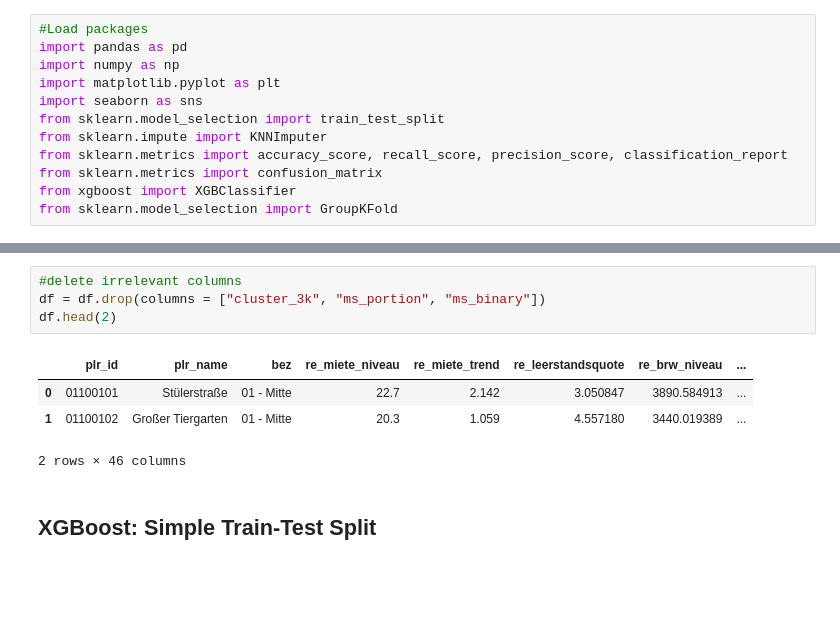
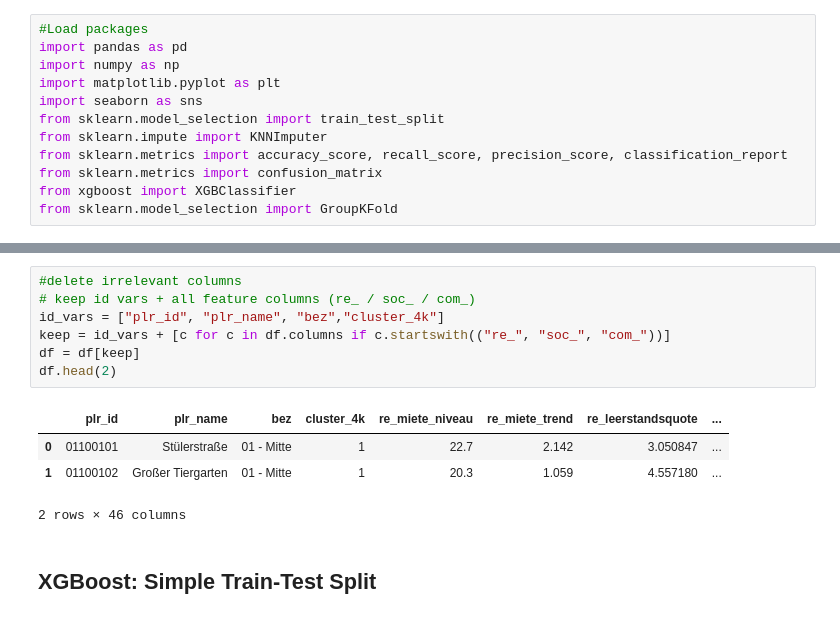
Before and after one commit to mshlg/capstone-kiezkeeper, a Jupyter notebook: notebooks/Module1_clustering/module_1_XGB_clusters.ipynb, the cells around one changed output, grey strips where cells are left out. Cells and saved outputs as stored; diff of their text form; blank space fills up the shorter version.

```diff
--- a/notebooks/Module1_clustering/module_1_XGB_clusters.ipynb
+++ b/notebooks/Module1_clustering/module_1_XGB_clusters.ipynb
@@ -26,11 +26,14 @@ df.head(2)
 # %%
 #delete irrelevant columns
-df = df.drop(columns = ["cluster_3k", "ms_portion", "ms_binary"])
+# keep id vars + all feature columns (re_ / soc_ / com_)
+id_vars = ["plr_id", "plr_name", "bez","cluster_4k"]
+keep = id_vars + [c for c in df.columns if c.startswith(("re_", "soc_", "com_"))]
+df = df[keep]
 df.head(2)
 # %% [output]
-|  | plr_id | plr_name | bez | re_miete_niveau | re_miete_trend | re_leerstandsquote | re_brw_niveau | ... |
-| 0 | 01100101 | Stülerstraße | 01 - Mitte | 22.7 | 2.142 | 3.050847 | 3890.584913 | ... |
-| 1 | 01100102 | Großer Tiergarten | 01 - Mitte | 20.3 | 1.059 | 4.557180 | 3440.019389 | ... |
+|  | plr_id | plr_name | bez | cluster_4k | re_miete_niveau | re_miete_trend | re_leerstandsquote | ... |
+| 0 | 01100101 | Stülerstraße | 01 - Mitte | 1 | 22.7 | 2.142 | 3.050847 | ... |
+| 1 | 01100102 | Großer Tiergarten | 01 - Mitte | 1 | 20.3 | 1.059 | 4.557180 | ... |
 2 rows × 46 columns
 # %% [markdown]
 ## XGBoost: Simple Train-Test Split
```
Also changed, not shown: parts of 4 cells of this notebook, 1 other file.
